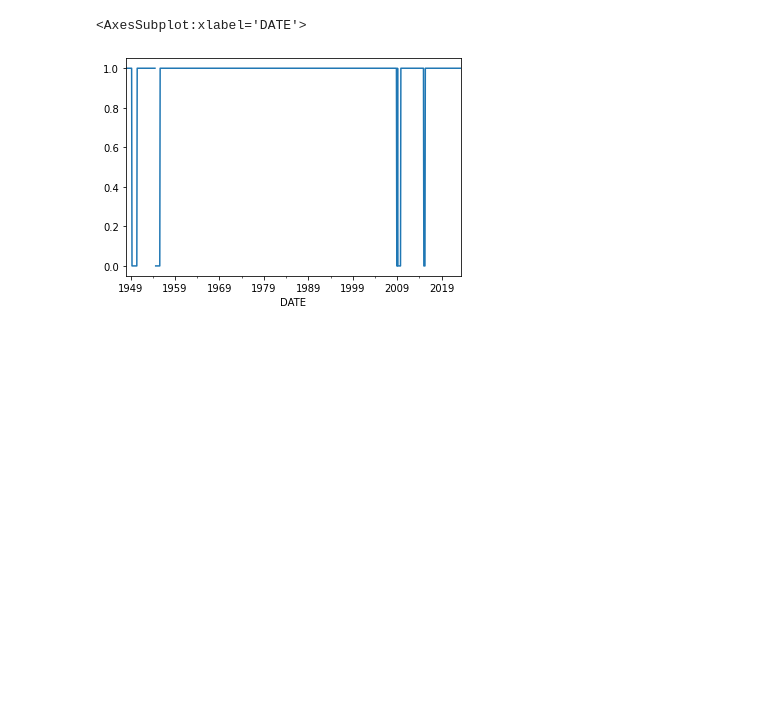
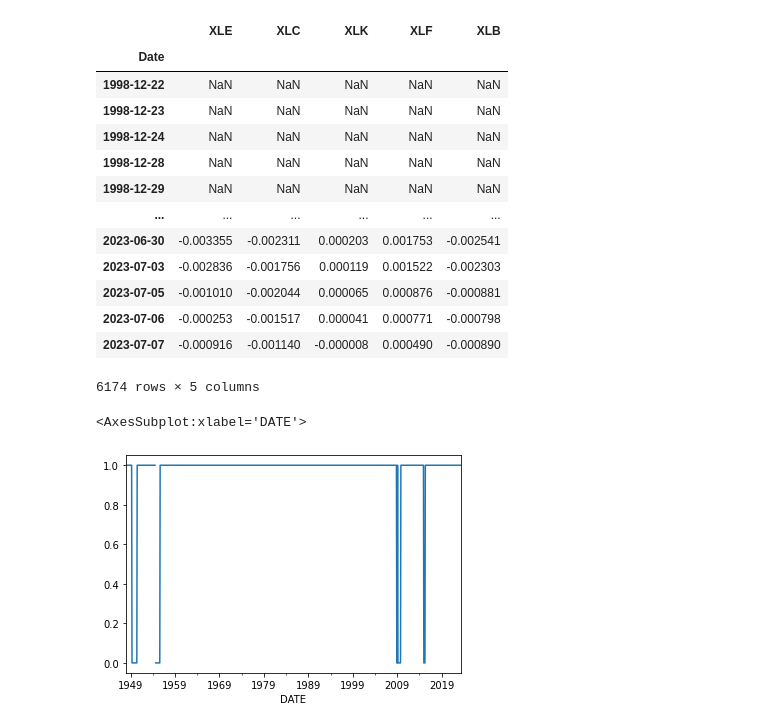
Before and after one commit to HTF1125/RobertLab, a Jupyter notebook: test.ipynb, the cells around one changed output. Saved outputs shown, nothing was run; the diff lists cells and outputs as text; code cells hidden in the pictures; blank space fills up the shorter version.

```diff
--- a/test.ipynb
+++ b/test.ipynb
@@ -102,3 +42,22 @@ fig.update_layout(hovermode="x").show()
+# %%
+ree = (hurst_exponent.subtract(0.5)* prices.pct_change(21))
+
+ree
+# %% [output]
+|  | XLE | XLC | XLK | XLF | XLB |
+| Date |  |  |  |  |  |
+| 1998-12-22 | NaN | NaN | NaN | NaN | NaN |
+| 1998-12-23 | NaN | NaN | NaN | NaN | NaN |
+| 1998-12-24 | NaN | NaN | NaN | NaN | NaN |
+| 1998-12-28 | NaN | NaN | NaN | NaN | NaN |
+| 1998-12-29 | NaN | NaN | NaN | NaN | NaN |
+| ... | ... | ... | ... | ... | ... |
+| 2023-06-30 | -0.003355 | -0.002311 | 0.000203 | 0.001753 | -0.002541 |
+| 2023-07-03 | -0.002836 | -0.001756 | 0.000119 | 0.001522 | -0.002303 |
+| 2023-07-05 | -0.001010 | -0.002044 | 0.000065 | 0.000876 | -0.000881 |
+| 2023-07-06 | -0.000253 | -0.001517 | 0.000041 | 0.000771 | -0.000798 |
+| 2023-07-07 | -0.000916 | -0.001140 | -0.000008 | 0.000490 | -0.000890 |
+6174 rows × 5 columns
 # %%
 import pandas as pd
 
```
Also changed, not shown: parts of 5 cells of this notebook, 44 other files.
